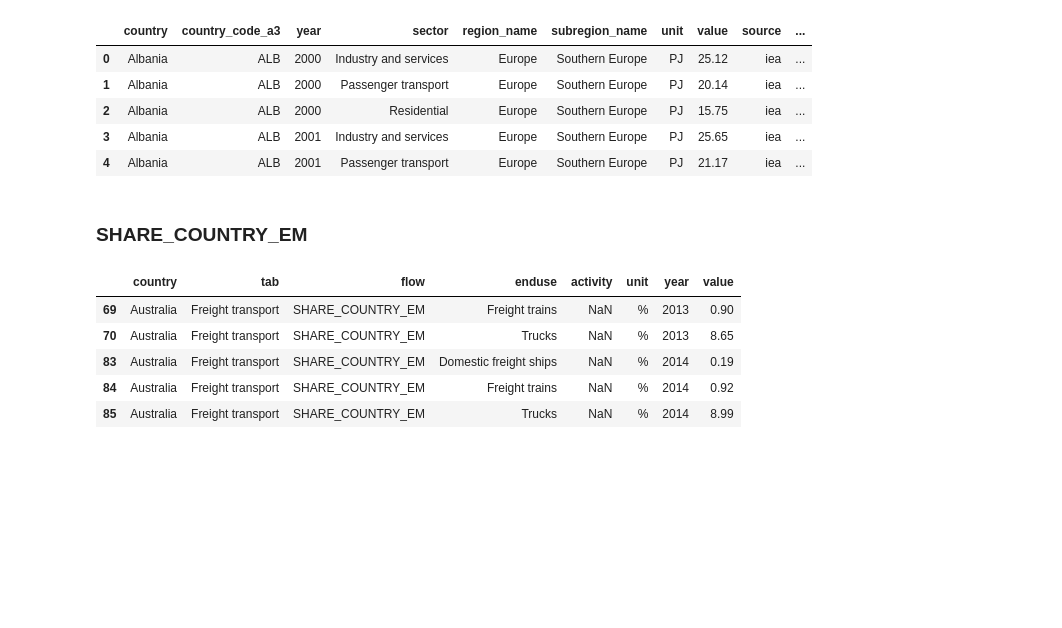
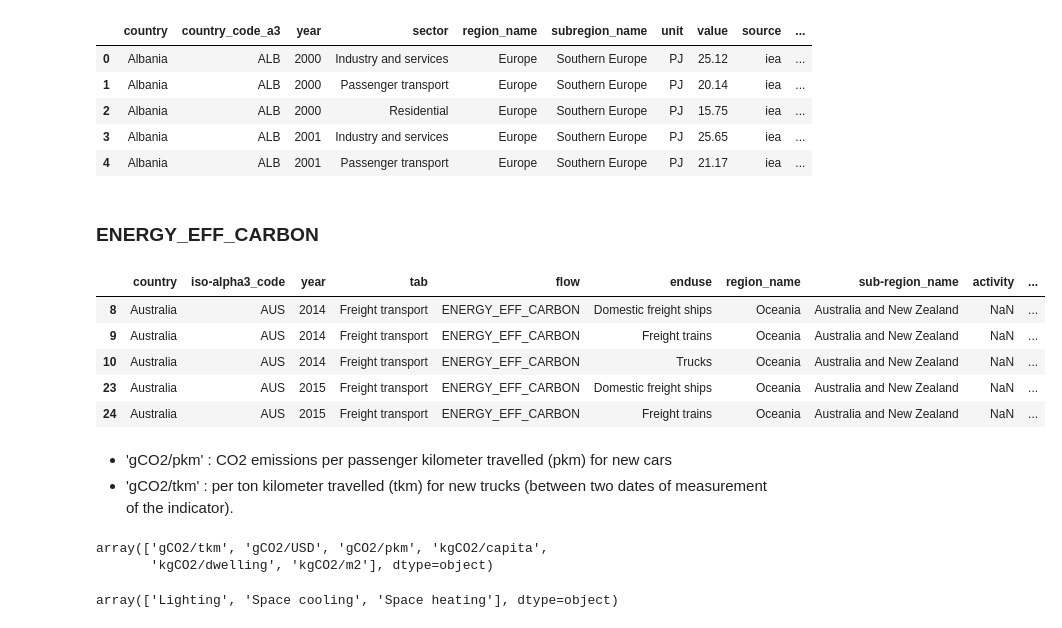
Before and after one commit to dataforgoodfr/shiftdataportal_data, a Jupyter notebook: notebooks/processed/iea/iea_process_final_energy.ipynb, the cells around one changed output. Drawn from its saved outputs; the diff is of its cells as text; code cells hidden in the pictures; blank space fills up the shorter version.

```diff
--- a/notebooks/processed/iea/iea_process_final_energy.ipynb
+++ b/notebooks/processed/iea/iea_process_final_energy.ipynb
@@ -92,10 +96,10 @@ df_info.head()
 # Mapping data with info_m49_en
 
 # Left joining
-df_merged = df_iea.merge(df_info, left_on='Country', right_on='Country or Area', how='left')
+df_merged = df_iea.merge(df_info, left_on='country', right_on='country_or_area', how='left')
 
 # Filter columns
-selected_columns = ['Country', 'ISO-alpha3 Code', 'Year', 'Tab', 'Flow', 'enduse', 'region_name', 'sub-region_name', 'activity', 'unit', 'value']
+selected_columns = ['country', 'iso-alpha3_code', 'year', 'tab', 'flow', 'enduse', 'region_name', 'sub-region_name', 'activity', 'unit', 'value']
 df_merged = df_merged[selected_columns]
 df_merged.head()
 # %% [output]
@@ -119,14 +133,26 @@ df_final_energy.head()
 | 3 | Albania | ALB | 2001 | Industry and services | Europe | Southern Europe | PJ | 25.65 | iea | ... |
 | 4 | Albania | ALB | 2001 | Passenger transport | Europe | Southern Europe | PJ | 21.17 | iea | ... |
 # %% [markdown]
-### SHARE_COUNTRY_EM
+### ENERGY_EFF_CARBON
 # %%
-df_share_country_em = df_iea[df_iea['flow']=='SHARE_COUNTRY_EM']
-df_share_country_em.head()
+df_energy_eff_carbon = df_merged[df_merged['flow']=='ENERGY_EFF_CARBON']
+df_energy_eff_carbon.head()
 # %% [output]
-|  | country | tab | flow | enduse | activity | unit | year | value |
-| 69 | Australia | Freight transport | SHARE_COUNTRY_EM | Freight trains | NaN | % | 2013 | 0.90 |
-| 70 | Australia | Freight transport | SHARE_COUNTRY_EM | Trucks | NaN | % | 2013 | 8.65 |
-| 83 | Australia | Freight transport | SHARE_COUNTRY_EM | Domestic freight ships | NaN | % | 2014 | 0.19 |
-| 84 | Australia | Freight transport | SHARE_COUNTRY_EM | Freight trains | NaN | % | 2014 | 0.92 |
-| 85 | Australia | Freight transport | SHARE_COUNTRY_EM | Trucks | NaN | % | 2014 | 8.99 |
+|  | country | iso-alpha3_code | year | tab | flow | enduse | region_name | sub-region_name | activity | ... |
+| 8 | Australia | AUS | 2014 | Freight transport | ENERGY_EFF_CARBON | Domestic freight ships | Oceania | Australia and New Zealand | NaN | ... |
+| 9 | Australia | AUS | 2014 | Freight transport | ENERGY_EFF_CARBON | Freight trains | Oceania | Australia and New Zealand | NaN | ... |
+| 10 | Australia | AUS | 2014 | Freight transport | ENERGY_EFF_CARBON | Trucks | Oceania | Australia and New Zealand | NaN | ... |
+| 23 | Australia | AUS | 2015 | Freight transport | ENERGY_EFF_CARBON | Domestic freight ships | Oceania | Australia and New Zealand | NaN | ... |
+| 24 | Australia | AUS | 2015 | Freight transport | ENERGY_EFF_CARBON | Freight trains | Oceania | Australia and New Zealand | NaN | ... |
+# %% [markdown]
+* 'gCO2/pkm' : CO2 emissions per passenger kilometer travelled (pkm) for new cars
+* 'gCO2/tkm' : per ton kilometer travelled (tkm) for new trucks (between two dates of measurement of the indicator).
+# %%
+df_energy_eff_carbon['unit'].unique()
+# %% [output]
+array(['gCO2/tkm', 'gCO2/USD', 'gCO2/pkm', 'kgCO2/capita',
+       'kgCO2/dwelling', 'kgCO2/m2'], dtype=object)
+# %%
+df_energy_eff_carbon[df_energy_eff_carbon['unit']=='kgCO2/m2']['enduse'].unique()
+# %% [output]
+array(['Lighting', 'Space cooling', 'Space heating'], dtype=object)
```
Also changed, not shown: parts of 11 cells of this notebook, 6 other files.
